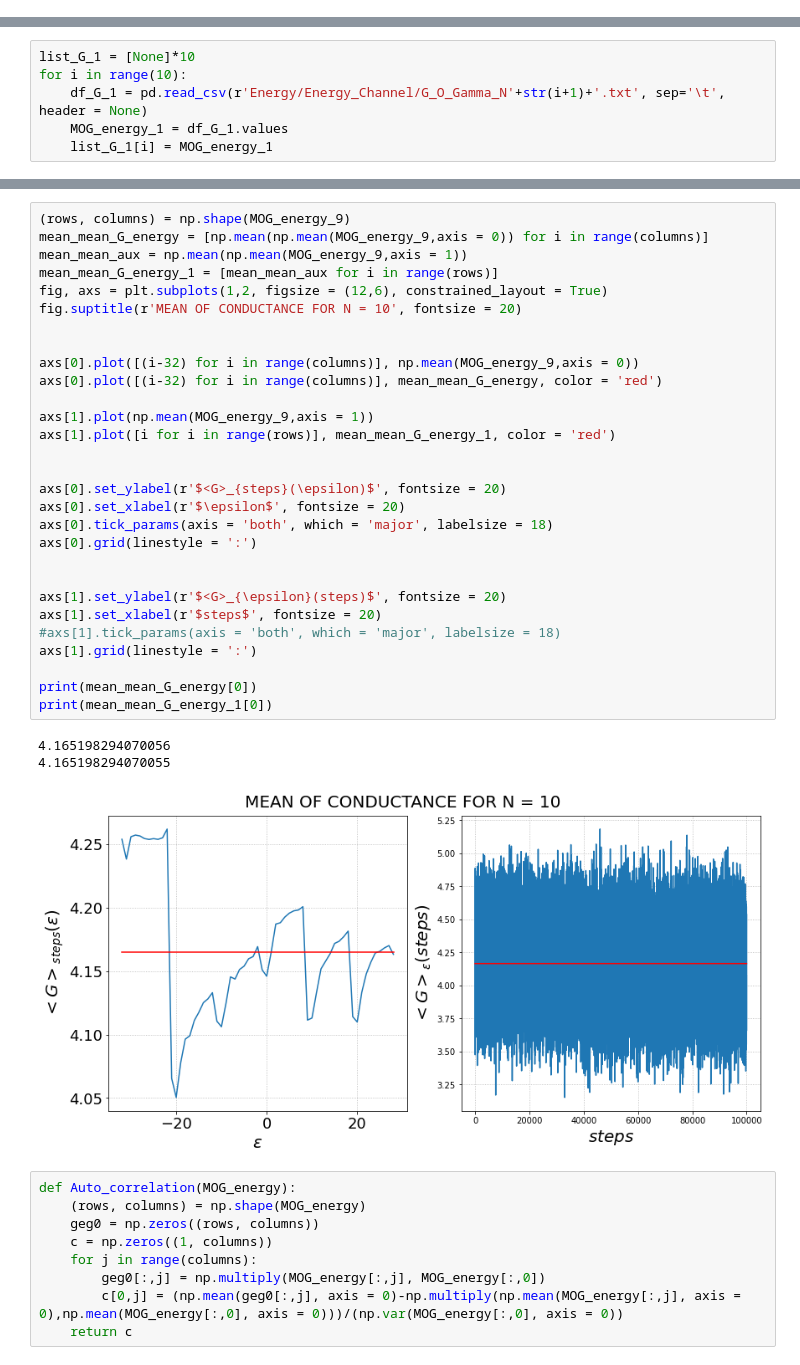
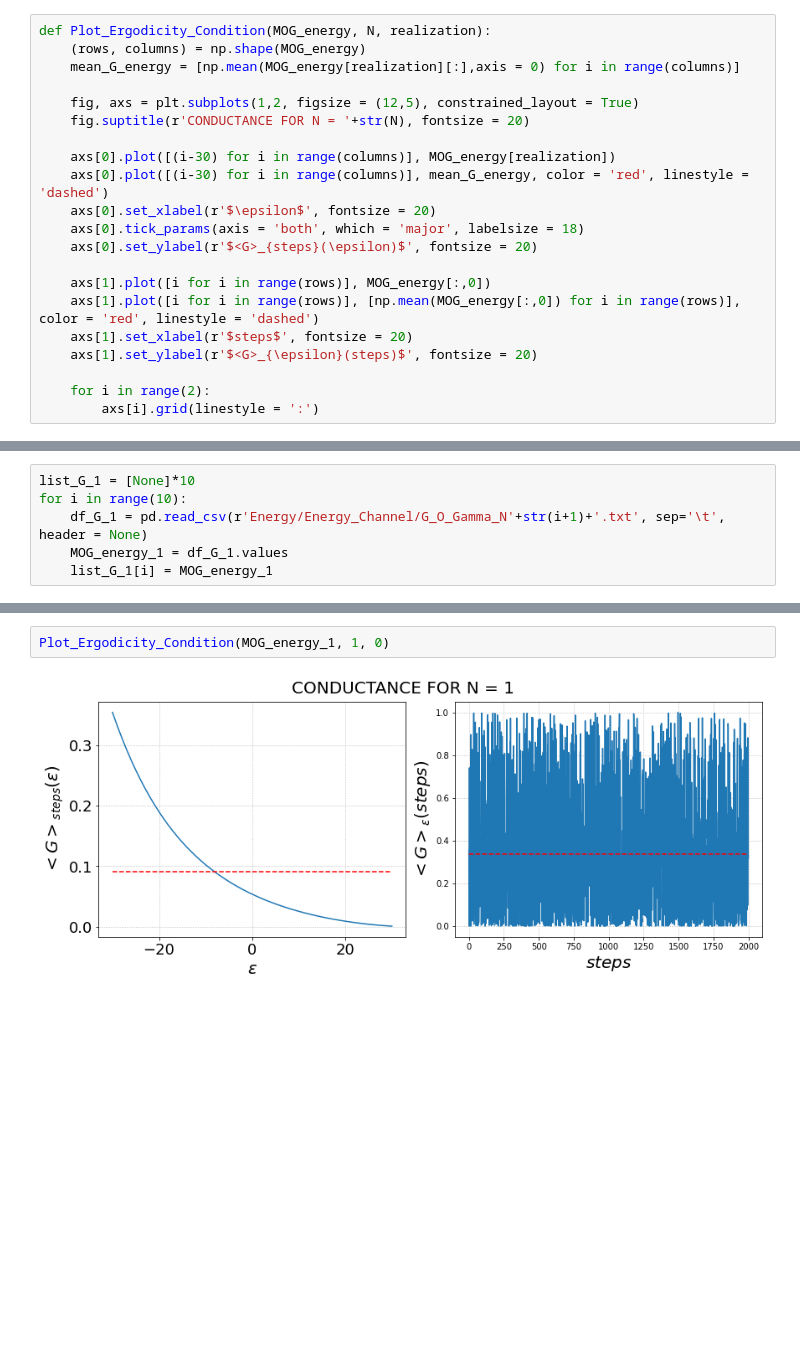
Before and after one commit to Rafffaelb/Schrodinger_Billiard, a Jupyter notebook: WignerDyson/Data_Analysis/Conductance_Energy.ipynb, the cells around one changed output, grey strips where cells are left out. Drawn from its saved outputs; the diff is of its cells as text; blank space fills up the shorter version.

```diff
--- a/WignerDyson/Data_Analysis/Conductance_Energy.ipynb
+++ b/WignerDyson/Data_Analysis/Conductance_Energy.ipynb
@@ -7,0 +15,21 @@ from scipy.stats import norm
+# %%
+def Plot_Ergodicity_Condition(MOG_energy, N, realization):
+    (rows, columns) = np.shape(MOG_energy)
+    mean_G_energy = [np.mean(MOG_energy[realization][:],axis = 0) for i in range(columns)]
+
+    fig, axs = plt.subplots(1,2, figsize = (12,5), constrained_layout = True)
+    fig.suptitle(r'CONDUCTANCE FOR N = '+str(N), fontsize = 20)
+
+    axs[0].plot([(i-30) for i in range(columns)], MOG_energy[realization])
+    axs[0].plot([(i-30) for i in range(columns)], mean_G_energy, color = 'red', linestyle = 'dashed')
+    axs[0].set_xlabel(r'$\epsilon$', fontsize = 20)
+    axs[0].tick_params(axis = 'both', which = 'major', labelsize = 18)
+    axs[0].set_ylabel(r'$<G>_{steps}(\epsilon)$', fontsize = 20)
+
+    axs[1].plot([i for i in range(rows)], MOG_energy[:,0])
+    axs[1].plot([i for i in range(rows)], [np.mean(MOG_energy[:,0]) for i in range(rows)], color = 'red', linestyle = 'dashed')
+    axs[1].set_xlabel(r'$steps$', fontsize = 20)
+    axs[1].set_ylabel(r'$<G>_{\epsilon}(steps)$', fontsize = 20)
+
+    for i in range(2):
+        axs[i].grid(linestyle = ':')
@@ -123,42 +56,4 @@ print(mean_mean_G_energy_1[0])
-# %%
-(rows, columns) = np.shape(MOG_energy_9)
-mean_mean_G_energy = [np.mean(np.mean(MOG_energy_9,axis = 0)) for i in range(columns)]
-mean_mean_aux = np.mean(np.mean(MOG_energy_9,axis = 1))
-mean_mean_G_energy_1 = [mean_mean_aux for i in range(rows)]
-fig, axs = plt.subplots(1,2, figsize = (12,6), constrained_layout = True)
-fig.suptitle(r'MEAN OF CONDUCTANCE FOR N = 10', fontsize = 20)
-
-
-axs[0].plot([(i-32) for i in range(columns)], np.mean(MOG_energy_9,axis = 0))
-axs[0].plot([(i-32) for i in range(columns)], mean_mean_G_energy, color = 'red')
-
-axs[1].plot(np.mean(MOG_energy_9,axis = 1))
-axs[1].plot([i for i in range(rows)], mean_mean_G_energy_1, color = 'red')
-
-
-axs[0].set_ylabel(r'$<G>_{steps}(\epsilon)$', fontsize = 20)
-axs[0].set_xlabel(r'$\epsilon$', fontsize = 20)
-axs[0].tick_params(axis = 'both', which = 'major', labelsize = 18)
-axs[0].grid(linestyle = ':')
-
-
-axs[1].set_ylabel(r'$<G>_{\epsilon}(steps)$', fontsize = 20)
-axs[1].set_xlabel(r'$steps$', fontsize = 20)
-#axs[1].tick_params(axis = 'both', which = 'major', labelsize = 18)
-axs[1].grid(linestyle = ':')
-
-print(mean_mean_G_energy[0])
-print(mean_mean_G_energy_1[0])
-# %% [output]
-4.165198294070056
-4.165198294070055
-[figure, removed]
-# %%
-def Auto_correlation(MOG_energy):
-    (rows, columns) = np.shape(MOG_energy)
-    geg0 = np.zeros((rows, columns))
-    c = np.zeros((1, columns))
-    for j in range(columns):
-        geg0[:,j] = np.multiply(MOG_energy[:,j], MOG_energy[:,0])
-        c[0,j] = (np.mean(geg0[:,j], axis = 0)-np.multiply(np.mean(MOG_energy[:,j], axis = 0),np.mean(MOG_energy[:,0], axis = 0)))/(np.var(MOG_energy[:,0], axis = 0))
-    return c
+# %%
+Plot_Ergodicity_Condition(MOG_energy_1, 1, 0)
+# %% [output]
+[figure, added]
```
Also changed, not shown: parts of 17 cells of this notebook, 6 other files.
